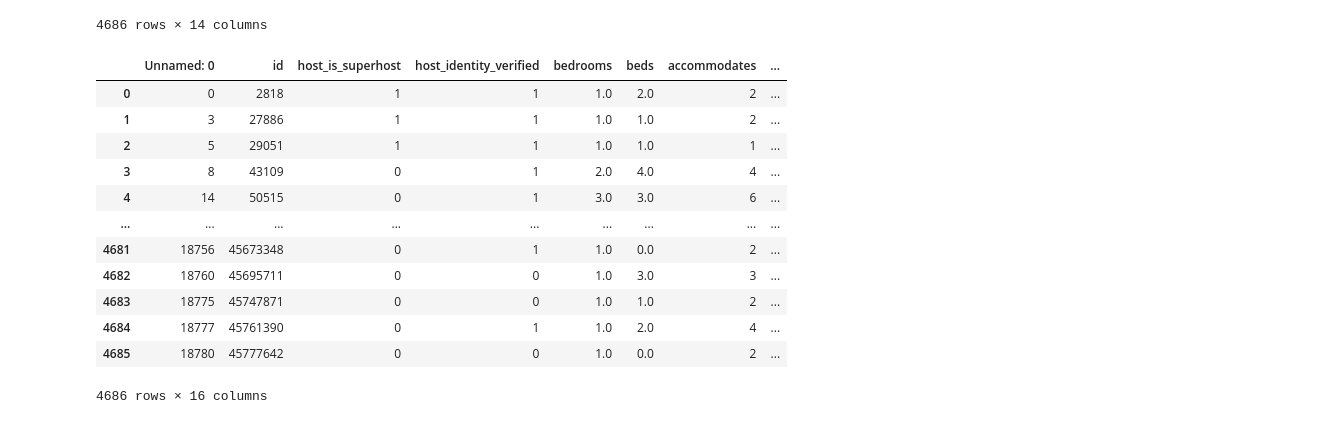
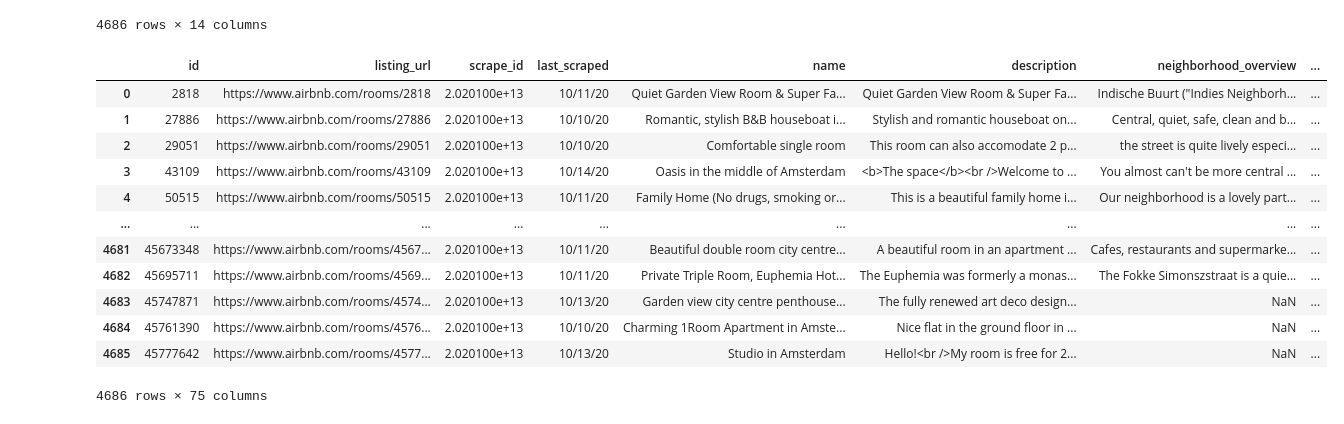
Before and after one commit to zhr47/Final_Project, a Jupyter notebook: ML_model.ipynb, the cells around one changed output. Drawn from its saved outputs; the diff is of its cells as text; code cells hidden in the pictures.

```diff
--- a/ML_model.ipynb
+++ b/ML_model.ipynb
@@ -340,23 +340,25 @@ dfnew
 | 11217 | 21979111 | 3.0 | 3.0 | 4 | 3 | 100.0 | ... |
 | 18199 | 43842702 | 1.0 | 3.0 | 3 | 12 | 90.0 | ... |
 4686 rows × 14 columns
+# %%
+listings = pd.read_csv("data/listings.csv")
 # %%
-df_final = pd.merge(df,dfnew[['id','predicted']], on='id', how = 'inner')
+df_final = pd.merge(listings,dfnew[['id','predicted']], on='id', how = 'inner')
 
 df_final
 # %% [output]
-|  | Unnamed: 0 | id | host_is_superhost | host_identity_verified | bedrooms | beds | accommodates | ... |
-| 0 | 0 | 2818 | 1 | 1 | 1.0 | 2.0 | 2 | ... |
-| 1 | 3 | 27886 | 1 | 1 | 1.0 | 1.0 | 2 | ... |
-| 2 | 5 | 29051 | 1 | 1 | 1.0 | 1.0 | 1 | ... |
-| 3 | 8 | 43109 | 0 | 1 | 2.0 | 4.0 | 4 | ... |
-| 4 | 14 | 50515 | 0 | 1 | 3.0 | 3.0 | 6 | ... |
+|  | id | listing_url | scrape_id | last_scraped | name | description | neighborhood_overview | ... |
+| 0 | 2818 | https://www.airbnb.com/rooms/2818 | 2.020100e+13 | 10/11/20 | Quiet Garden View Room & Super Fa... | Quiet Garden View Room & Super Fa... | Indische Buurt ("Indies Neighborh... | ... |
+| 1 | 27886 | https://www.airbnb.com/rooms/27886 | 2.020100e+13 | 10/10/20 | Romantic, stylish B&B houseboat i... | Stylish and romantic houseboat on... | Central, quiet, safe, clean and b... | ... |
+| 2 | 29051 | https://www.airbnb.com/rooms/29051 | 2.020100e+13 | 10/10/20 | Comfortable single room | This room can also accomodate 2 p... | the street is quite lively especi... | ... |
+| 3 | 43109 | https://www.airbnb.com/rooms/43109 | 2.020100e+13 | 10/14/20 | Oasis in the middle of Amsterdam | <b>The space</b><br />Welcome to ... | You almost can't be more central ... | ... |
+| 4 | 50515 | https://www.airbnb.com/rooms/50515 | 2.020100e+13 | 10/11/20 | Family Home (No drugs, smoking or... | This is a beautiful family home i... | Our neighborhood is a lovely part... | ... |
 | ... | ... | ... | ... | ... | ... | ... | ... | ... |
-| 4681 | 18756 | 45673348 | 0 | 1 | 1.0 | 0.0 | 2 | ... |
-| 4682 | 18760 | 45695711 | 0 | 0 | 1.0 | 3.0 | 3 | ... |
-| 4683 | 18775 | 45747871 | 0 | 0 | 1.0 | 1.0 | 2 | ... |
-| 4684 | 18777 | 45761390 | 0 | 1 | 1.0 | 2.0 | 4 | ... |
-| 4685 | 18780 | 45777642 | 0 | 0 | 1.0 | 0.0 | 2 | ... |
+| 4681 | 45673348 | https://www.airbnb.com/rooms/4567... | 2.020100e+13 | 10/11/20 | Beautiful double room city centre... | A beautiful room in an apartment ... | Cafes, restaurants and supermarke... | ... |
+| 4682 | 45695711 | https://www.airbnb.com/rooms/4569... | 2.020100e+13 | 10/11/20 | Private Triple Room, Euphemia Hot... | The Euphemia was formerly a monas... | The Fokke Simonszstraat is a quie... | ... |
+| 4683 | 45747871 | https://www.airbnb.com/rooms/4574... | 2.020100e+13 | 10/13/20 | Garden view city centre penthouse... | The fully renewed art deco design... | NaN | ... |
+| 4684 | 45761390 | https://www.airbnb.com/rooms/4576... | 2.020100e+13 | 10/10/20 | Charming 1Room Apartment in Amste... | Nice flat in the ground floor in ... | NaN | ... |
+| 4685 | 45777642 | https://www.airbnb.com/rooms/4577... | 2.020100e+13 | 10/13/20 | Studio in Amsterdam | Hello!<br />My room is free for 2... | NaN | ... |
-4686 rows × 16 columns
+4686 rows × 75 columns
 # %%
 df_final.to_csv(r'data/PredictedPrices.csv')
```
Also changed, not shown: parts of 1 cell of this notebook, 1 other file.
